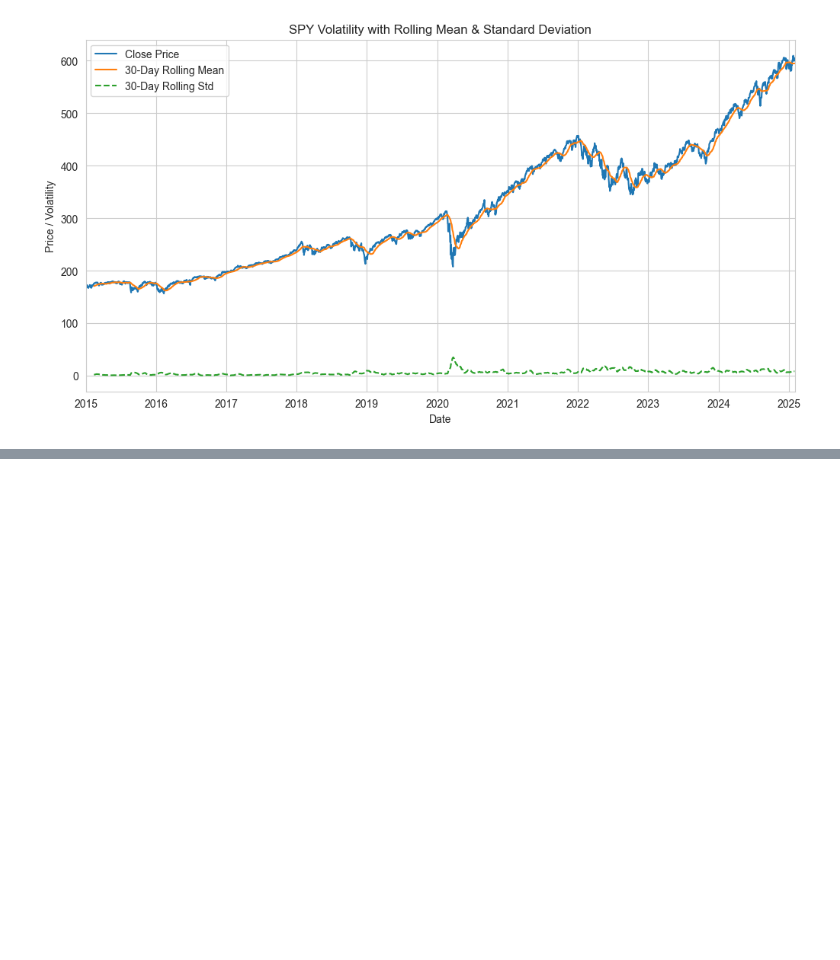
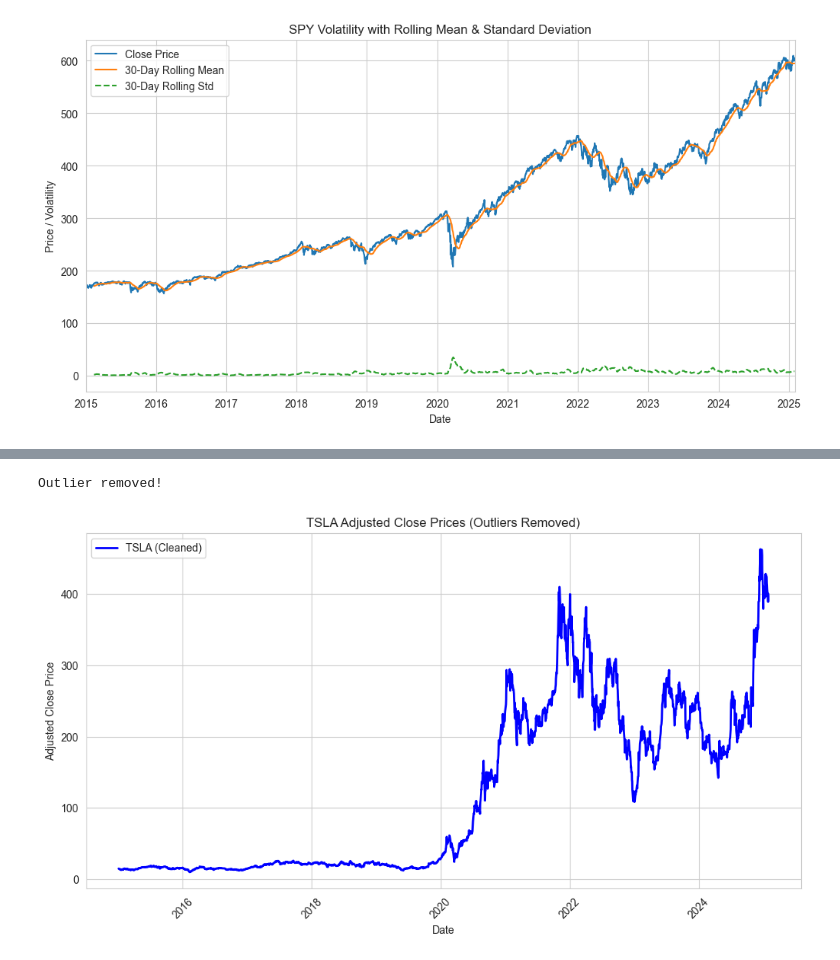
Before and after one commit to hanaDemma/Time-Series-Forecasting-for-Portfolio-Management-Optimization, a Jupyter notebook: notebooks/portfolioManagement.ipynb, the cells around one changed output, grey strips where cells are left out. Drawn from its saved outputs; the diff is of its cells as text; code cells hidden in the pictures; blank space fills up the shorter version.

```diff
--- a/notebooks/portfolioManagement.ipynb
+++ b/notebooks/portfolioManagement.ipynb
@@ -299,0 +318,2 @@ rollingAvgAndStd([tsla_data,bnd_data,spy_data], ['TSLA','BND','SPY'])
+# %%
+cleaned_tsla, cleaned_bnd, cleaned_spy = remove_outliers([tsla_data, bnd_data, spy_data], ['TSLA', 'BND', 'SPY'])
@@ -299,0 +332,16 @@ rollingAvgAndStd([tsla_data,bnd_data,spy_data], ['TSLA','BND','SPY'])
+# %%
+print(cleaned_tsla.loc['2024-12-17'] if '2024-12-17' in cleaned_tsla.index else "Outlier removed!")
+# %% [output]
+Outlier removed!
+# %%
+plt.figure(figsize=(12, 6))
+plt.plot(cleaned_tsla.index, cleaned_tsla['Adj Close'], label="TSLA (Cleaned)", linewidth=2, color="blue")
+plt.title("TSLA Adjusted Close Prices (Outliers Removed)")
+plt.xlabel("Date")
+plt.ylabel("Adjusted Close Price")
+plt.legend()
+plt.xticks(rotation=45)
+plt.grid(True)
+plt.show()
+# %% [output]
+[figure, added]
```
Also changed, not shown: parts of 6 cells of this notebook, 1 other file.
